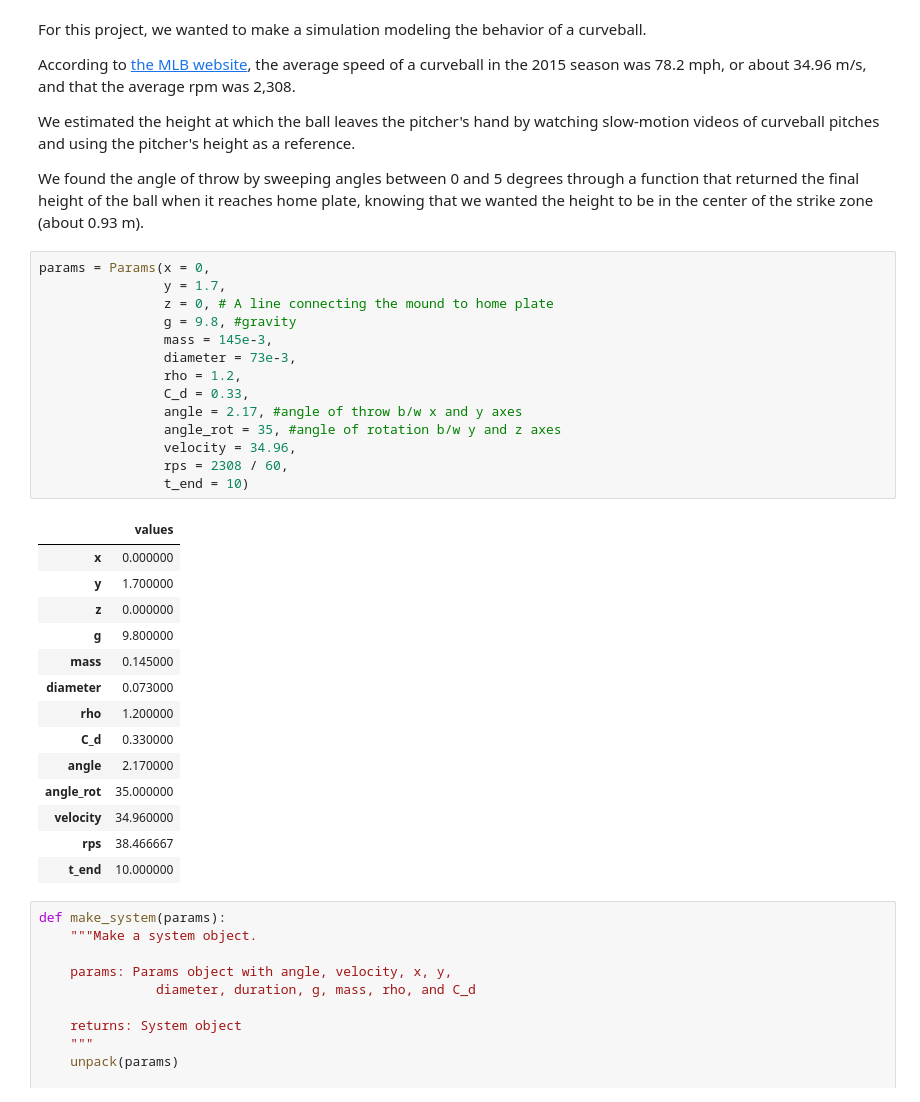
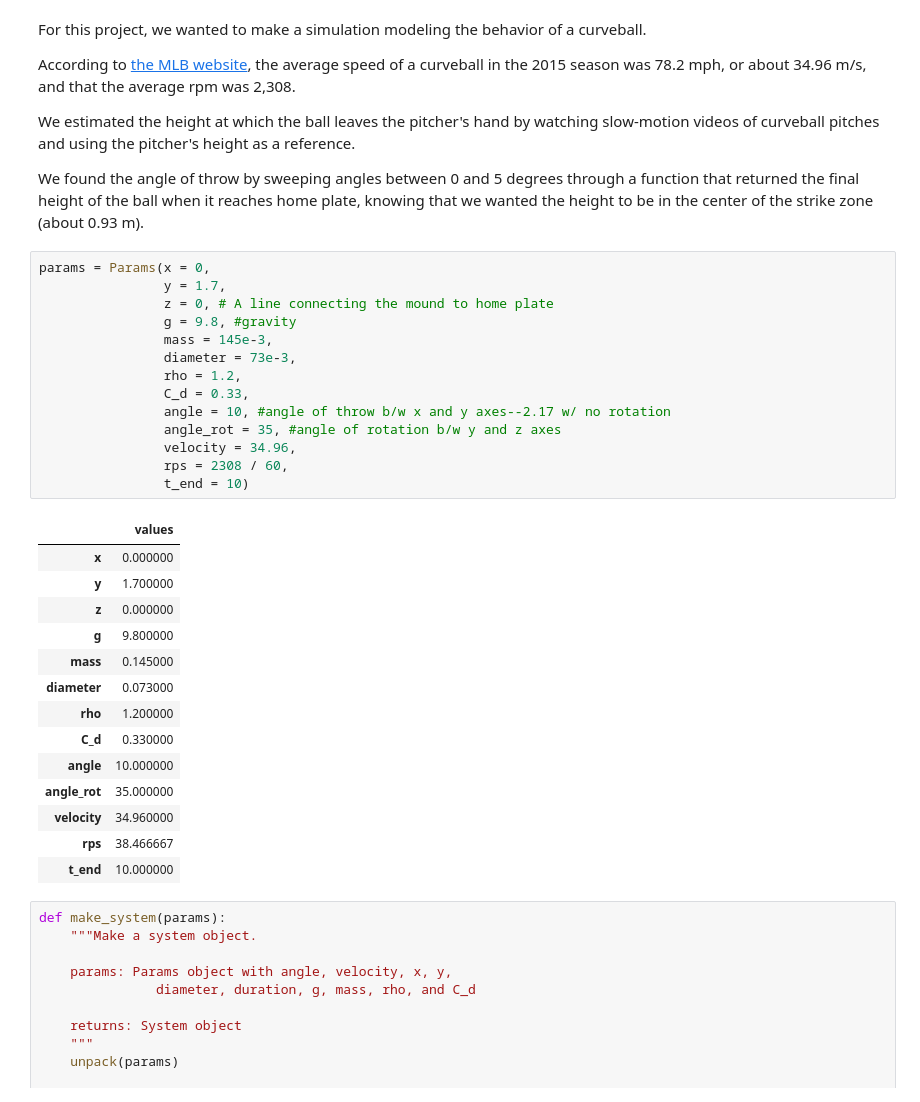
Before and after one commit to arwensadler/ModSimPy, a Jupyter notebook: code/Curveball.ipynb, the cells around one changed output. Cells and saved outputs as stored; diff of their text form.

```diff
--- a/code/Curveball.ipynb
+++ b/code/Curveball.ipynb
@@ -21,28 +21,28 @@ We found the angle of throw by sweeping angles between 0 and 5 degrees through a
 # %%
 params = Params(x = 0,
                 y = 1.7,
                 z = 0, # A line connecting the mound to home plate
                 g = 9.8, #gravity
                 mass = 145e-3,
                 diameter = 73e-3,
                 rho = 1.2,
                 C_d = 0.33,
-                angle = 2.17, #angle of throw b/w x and y axes
+                angle = 10, #angle of throw b/w x and y axes--2.17 w/ no rotation
                 angle_rot = 35, #angle of rotation b/w y and z axes
                 velocity = 34.96,
                 rps = 2308 / 60,
                 t_end = 10)
 # %% [output]
 |  | values |
 | x | 0.000000 |
 | y | 1.700000 |
 | z | 0.000000 |
 | g | 9.800000 |
 | mass | 0.145000 |
 | diameter | 0.073000 |
 | rho | 1.200000 |
 | C_d | 0.330000 |
-| angle | 2.170000 |
+| angle | 10.000000 |
 | angle_rot | 35.000000 |
 | velocity | 34.960000 |
 | rps | 38.466667 |
```
Also changed, not shown: parts of 11 cells of this notebook.
